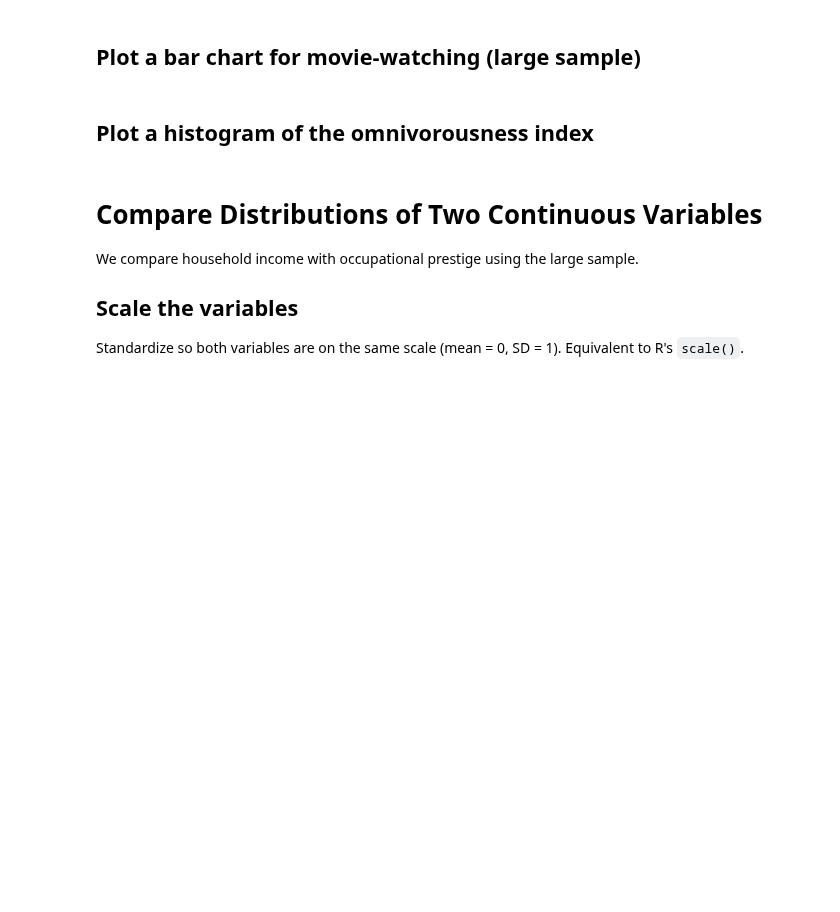
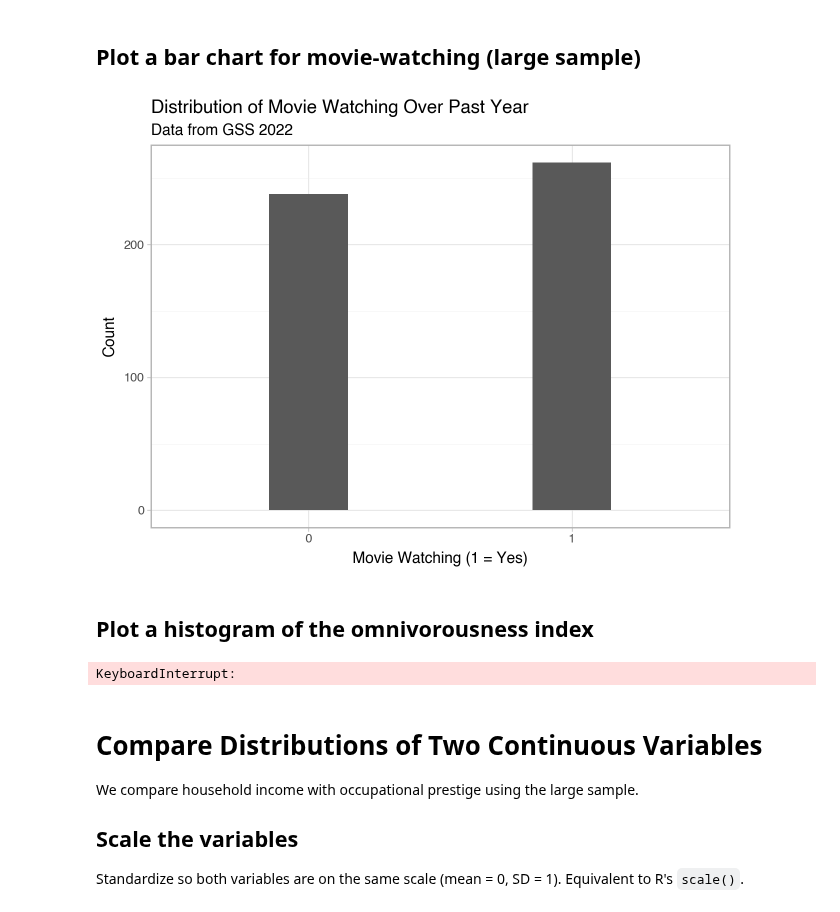
Before and after one commit to xiangyum/hs4002labs_2026, a Jupyter notebook: week3/week3_notebook_student.ipynb, the cells around one changed output. Saved outputs shown, nothing was run; the diff lists cells and outputs as text; code cells hidden in the pictures; blank space fills up the shorter version.

```diff
--- a/week3/week3_notebook_student.ipynb
+++ b/week3/week3_notebook_student.ipynb
@@ -21,7 +21,7 @@ from scipy.stats import skew, kurtosis
 raw_df = pd.read_csv("gss2022_mini.csv")
 
 chosen_variables = [
-	"id", "yrlvmus" ...]
+	"id", "yrlvmus", "yrartxbt", "yrmovie", "yrcreat", "income16", "prestg10"]
 
 df = raw_df[chosen_variables].copy()
 # %% [markdown]
@@ -34,9 +34,9 @@ df = df.dropna()
 `1 = attended / participated`, `0 = did not`. Refer to the GSS Codebook for coding.
 # %%
 df['binary_lvmus']  = np.where(df['yrlvmus']  == 1, 1, 0)
-df['binary_artxbt'] =
-df['binary_movie']  =
-df['binary_creat']  =
+df['binary_artxbt'] = np.where(df['yrartxbt']  == 1, 1, 0)
+df['binary_movie']  = np.where(df['yrmovie']  == 1, 1, 0)
+df['binary_creat']  = np.where(df['yrcreat']  == 1, 1, 0)
 # %% [markdown]
 ## Recode income into a continuous variable
 
@@ -45,7 +45,7 @@ df['binary_creat']  =
 # Recode income16 (ordinal brackets) to continuous midpoint values
 # This replaces the deeply nested ifelse() chain from the R version
 income_map = {
-	1: 500,    2: 2000,
-	...
+	1: 500, 2: 2000, 3 :3500, 4: 4500, 5: 5500, 6: 6500, 7: 7500, 8: 9000, 9: 11250, 10: 13750, 11: 16250, 12: 18750, 13: 21250, 14: 23750, 15 :27500, 16 :32500, 17 :37500, 18 :45000, 19 :55000, 20 :67500, 21 :82500, 22 :100000, 23 :120000, 24 :140000, 25 :160000, 26 :250000
 }
 df['income_cont'] = df['income16'].map(income_map)
+df["income_cont"].mean()
@@ -70,7 +81,7 @@ Sizes n = 30 (small), n = 100 (medium), and n = 500 (large).
 np.random.seed(47)
 df_small  = df.sample(n=30,  random_state=47)
 df_medium = df.sample(n=100, random_state=47)
-df_large  =
+df_large  = df.sample(n=500, random_state=47)
 # %% [markdown]
 # Compare Distributions of Categorical Variables Across Samples
 
@@ -84,27 +139,31 @@ df_small['binary_lvmus'].value_counts(normalize=True)
 # %%
 p = (
 	p9.ggplot(df_large) +
-	p9.geom_bar(p9.aes(x='factor(binary_movie)'), width=0.3) +
+	p9.geom_bar(p9.aes(x='factor(binary_lvmus)'), width=0.3) +
 	p9.theme_light() +
 	p9.labs(x='Movie Watching (1 = Yes)', y='Count',
 			title='Distribution of Movie Watching Over Past Year',
 			subtitle='Data from GSS 2022')
 )
 p.save('bar_movies.png', width=15, height=10.5, units='cm')
 p
+# %% [output]
+[figure, added]
 # %% [markdown]
 ## Plot a histogram of the omnivorousness index
 # %%
 p = (
 	p9.ggplot(df_large) +
-	p9.geom_histogram(p9.aes(x='omni'), binwidth=1) +
+	p9.geom_histogram(p9.aes(x='income_cont'), binwidth=1) +
 	p9.theme_light() +
-	p9.labs(x='Omnivorousness Index', y='Count',
-			title='Distribution of Omnivorousness',
+	p9.labs(x='income', y='Count',
+			title='Distribution of income',
 			subtitle='Data from GSS 2022')
 )
-p.save('hist_omni.png', width=15, height=10.5, units='cm')
+p.save('hist_income.png', width=15, height=10.5, units='cm')
 p
+# %% [output]
+KeyboardInterrupt:
 # %% [markdown]
 # Compare Distributions of Two Continuous Variables
 
```
Also changed, not shown: parts of 10 cells of this notebook.
